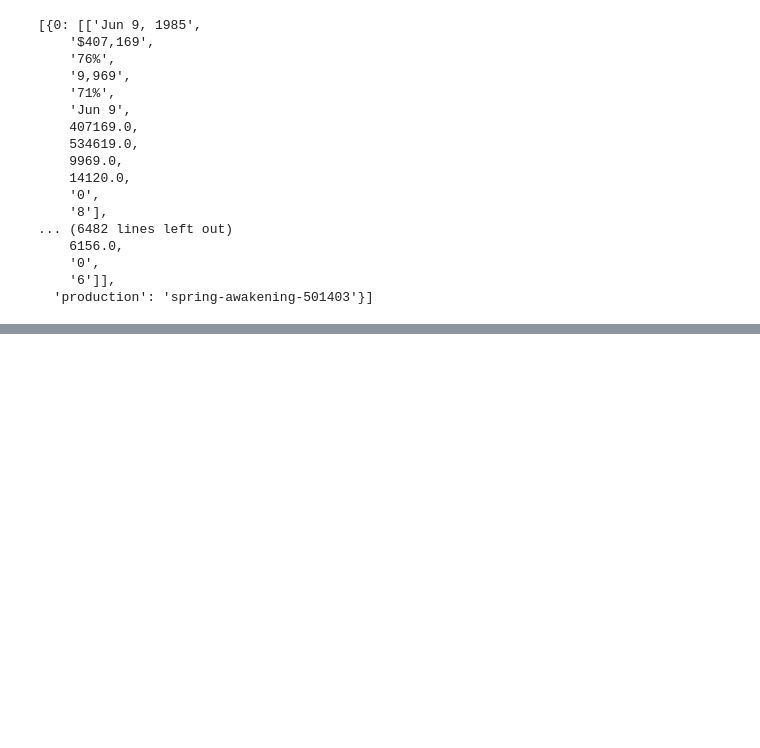
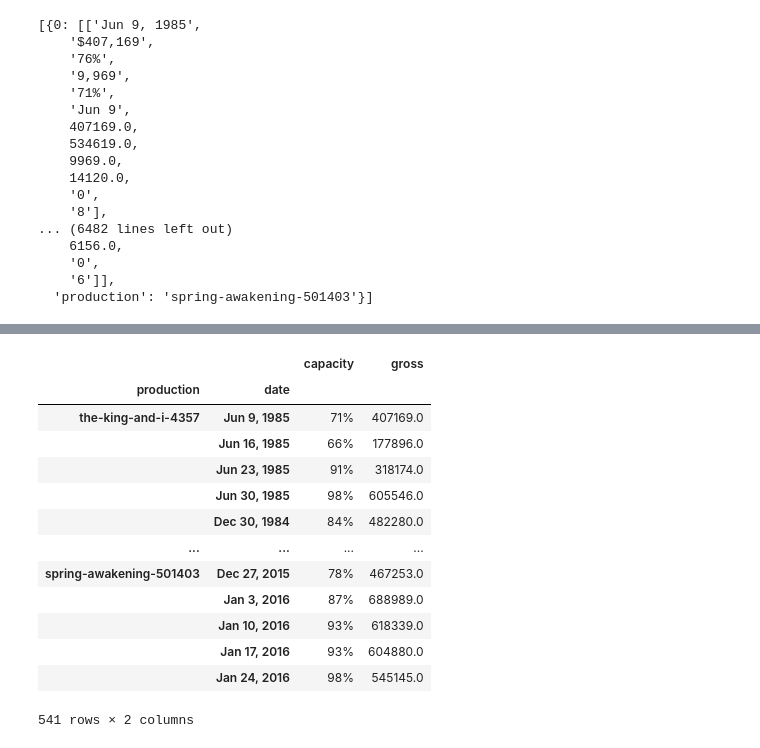
Before and after one commit to MaxWisnefski/Tony-Award-Data-Analysis, a Jupyter notebook: IBDB_data_collection.ipynb, the cells around one changed output, grey strips where cells are left out. Cells and saved outputs as stored; diff of their text form; code cells hidden in the pictures; blank space fills up the shorter version.

Commit message:
finished Tony scraping code and wrote code to convert all scraped data into pandas dataframes

```diff
--- a/IBDB_data_collection.ipynb
+++ b/IBDB_data_collection.ipynb
@@ -202,3 +227,26 @@ prod_data_list
     '0',
     '6']],
   'production': 'spring-awakening-501403'}]
+# %%
+#TO DO: Make these comments (and others) into markdown chunks
+#structure of prod_data_list (it is a poorly structured LoD):
+#each dict is one production
+#each key represent one season of data, with the exception of the key I added to represent the production
+#the value for each season key is an LoL
+#each list in the LoL represents one week of data for that production
+#in each list, we care about the vals at indeces: 0 (date of week), 4 (weekly capacity), 6 (weekly gross)
+
+#end result should be LoD of the following structure:
+#[{'production': 'the-king-and-i-497593', 'date': 'May 29, 2016', 'capacity':'76%', 'gross': 546476.0},...]
+
+prod_LoD = []
+#prod_data_list[2][0][0]
+for prod in prod_data_list:
+    for season in prod:
+        for week in prod[season]:
+            if type(week) == list:
+                #print(week)
+                relevant_data = {'production': prod['production'], 'date': week[0], 'capacity': week[4], 'gross': week[6]}
+                prod_LoD.append(relevant_data)
+
+prod_LoD
@@ -241,0 +310,20 @@ len(awards_wins)
+# %%
+#TO DO: remove '%' symbol from capacity
+weekly_data = pd.DataFrame(prod_LoD)
+weekly_data = weekly_data.set_index(['production','date'])
+weekly_data
+# %% [output]
+|  |  | capacity | gross |
+| production | date |  |  |
+| the-king-and-i-4357 | Jun 9, 1985 | 71% | 407169.0 |
+|  | Jun 16, 1985 | 66% | 177896.0 |
+|  | Jun 23, 1985 | 91% | 318174.0 |
+|  | Jun 30, 1985 | 98% | 605546.0 |
+|  | Dec 30, 1984 | 84% | 482280.0 |
+| ... | ... | ... | ... |
+| spring-awakening-501403 | Dec 27, 2015 | 78% | 467253.0 |
+|  | Jan 3, 2016 | 87% | 688989.0 |
+|  | Jan 10, 2016 | 93% | 618339.0 |
+|  | Jan 17, 2016 | 93% | 604880.0 |
+|  | Jan 24, 2016 | 98% | 545145.0 |
+541 rows × 2 columns
```
Also changed, not shown: parts of 10 cells of this notebook.
